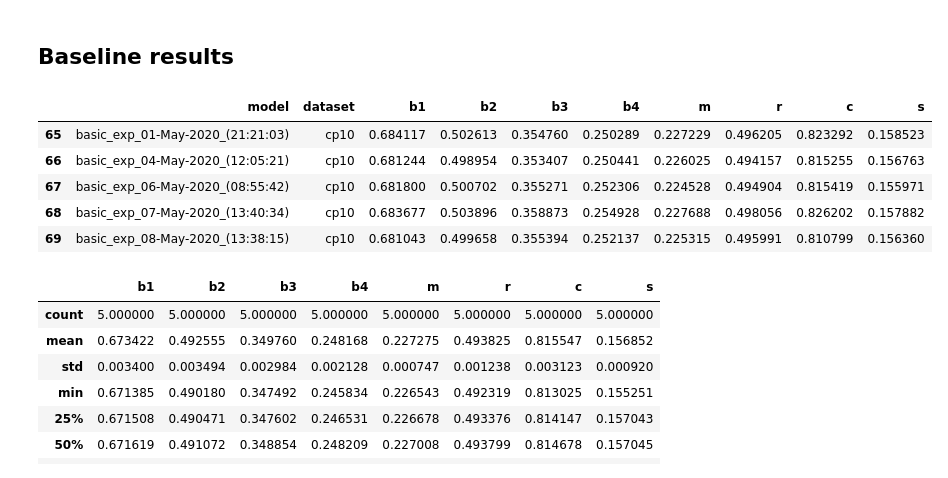
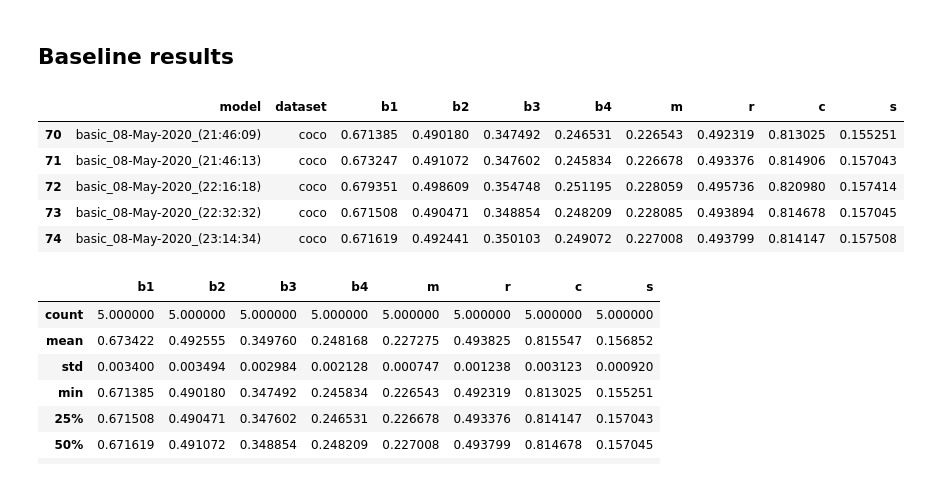
Before and after one commit to ingritu/TDT4900-Master-Thesis, a Jupyter notebook: notebooks/Results.ipynb, the cells around one changed output. Cells and saved outputs as stored; diff of their text form; code cells hidden in the pictures.

```diff
--- a/notebooks/Results.ipynb
+++ b/notebooks/Results.ipynb
@@ -37,15 +37,15 @@ basic_result_df = basic_result_df.loc[:, ['model', 'dataset'] + metrics]
 # %% [markdown]
 ## Baseline results
 # %%
-b_baseline_df = basic_result_df.loc[basic_result_df.loc[:,'dataset']=='cp10', :]
+b_baseline_df = basic_result_df.loc[basic_result_df.loc[:,'dataset']=='coco', :]
 b_baseline_df
 # %% [output]
 |  | model | dataset | b1 | b2 | b3 | b4 | m | r | c | s |
-| 65 | basic_exp_01-May-2020_(21:21:03) | cp10 | 0.684117 | 0.502613 | 0.354760 | 0.250289 | 0.227229 | 0.496205 | 0.823292 | 0.158523 |
-| 66 | basic_exp_04-May-2020_(12:05:21) | cp10 | 0.681244 | 0.498954 | 0.353407 | 0.250441 | 0.226025 | 0.494157 | 0.815255 | 0.156763 |
-| 67 | basic_exp_06-May-2020_(08:55:42) | cp10 | 0.681800 | 0.500702 | 0.355271 | 0.252306 | 0.224528 | 0.494904 | 0.815419 | 0.155971 |
-| 68 | basic_exp_07-May-2020_(13:40:34) | cp10 | 0.683677 | 0.503896 | 0.358873 | 0.254928 | 0.227688 | 0.498056 | 0.826202 | 0.157882 |
-| 69 | basic_exp_08-May-2020_(13:38:15) | cp10 | 0.681043 | 0.499658 | 0.355394 | 0.252137 | 0.225315 | 0.495991 | 0.810799 | 0.156360 |
+| 70 | basic_08-May-2020_(21:46:09) | coco | 0.671385 | 0.490180 | 0.347492 | 0.246531 | 0.226543 | 0.492319 | 0.813025 | 0.155251 |
+| 71 | basic_08-May-2020_(21:46:13) | coco | 0.673247 | 0.491072 | 0.347602 | 0.245834 | 0.226678 | 0.493376 | 0.814906 | 0.157043 |
+| 72 | basic_08-May-2020_(22:16:18) | coco | 0.679351 | 0.498609 | 0.354748 | 0.251195 | 0.228059 | 0.495736 | 0.820980 | 0.157414 |
+| 73 | basic_08-May-2020_(22:32:32) | coco | 0.671508 | 0.490471 | 0.348854 | 0.248209 | 0.228085 | 0.493894 | 0.814678 | 0.157045 |
+| 74 | basic_08-May-2020_(23:14:34) | coco | 0.671619 | 0.492441 | 0.350103 | 0.249072 | 0.227008 | 0.493799 | 0.814147 | 0.157508 |
 # %%
 b_baseline_df.describe()
 # %% [output]
```
Also changed, not shown: parts of 5 cells of this notebook, 1 other file.
